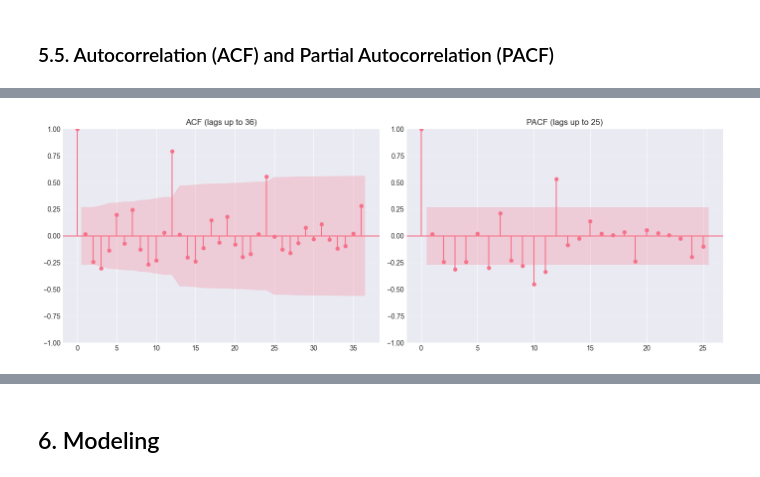
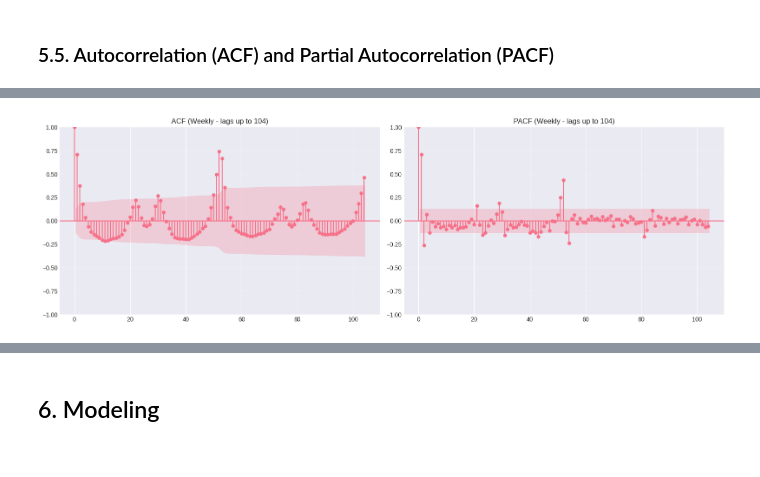
Before and after one commit to franciscopana/M.IA_Time-Series-Forecasting, a Jupyter notebook: eda.ipynb, the cells around one changed output, grey strips where cells are left out. Cells and saved outputs as stored; diff of their text form; code cells hidden in the pictures.

```diff
--- a/eda.ipynb
+++ b/eda.ipynb
@@ -619,7 +624,6 @@ Because the dataset can be highly volatile when analyzed day by day, we decided
 daily_series = df.groupby(df['registerDate_dt'].dt.date).size()
 daily_series.index = pd.to_datetime(daily_series.index)
 daily_series.name = 'registrations'
-
 daily_complete = daily_series.asfreq('D', fill_value=0)
 
 monthly_series = df.groupby(df['registerDate_dt'].dt.to_period('M')).size()
@@ -628,8 +632,9 @@ monthly_series.name = 'registrations'
 monthly_complete = monthly_series.asfreq('MS', fill_value=0)
 
 weekly_series = df.groupby(df['registerDate_dt'].dt.to_period('W')).size()
-weekly_series.index = weekly_series.index.to_timestamp()
+weekly_series.index = weekly_series.index.to_timestamp(how='end')
 weekly_series.name = 'registrations'
+weekly_complete = weekly_series.asfreq('W-SUN', fill_value=0)
 # %%
 fig = plt.figure(figsize=(18, 10))
 gs = GridSpec(3, 1, figure=fig, hspace=0.7)
@@ -963,24 +988,32 @@ plt.show()
 # %%
-# ACF and PACF plots for the monthly series
+# ACF and PACF plots for the weekly series
 from statsmodels.graphics.tsaplots import plot_acf, plot_pacf
+import matplotlib.pyplot as plt
 
 # Ensure the series has no missing values
-y = monthly_complete.fillna(0)
+y = weekly_complete.fillna(0)
+
+# Define lags for weekly data:
+# We need at least 104 weeks (2 years) to see the recurring seasonal pattern (52, 104)
+target_lags = 104
 
 # PACF requires lags <= 50% of sample size
-max_pacf_lags = max(1, min(36, len(y) // 2 - 1))
-max_acf_lags = 36
+# Changed the hardcoded '36' to 'target_lags'
+max_pacf_lags = max(1, min(target_lags, len(y) // 2 - 1))
+max_acf_lags = target_lags
 
-fig, axes = plt.subplots(1, 2, figsize=(14, 5))
+fig, axes = plt.subplots(1, 2, figsize=(16, 5)) # Increased width slightly for readability
+
 plot_acf(y, lags=max_acf_lags, ax=axes[0])
-axes[0].set_title(f'ACF (lags up to {max_acf_lags})')
+axes[0].set_title(f'ACF (Weekly - lags up to {max_acf_lags})')
 axes[0].grid(alpha=0.3, axis='y')
 
+# method='ywm' is strictly better/faster than 'yw' for statsmodels
 plot_pacf(y, lags=max_pacf_lags, ax=axes[1], method='ywm')
-axes[1].set_title(f'PACF (lags up to {max_pacf_lags})')
+axes[1].set_title(f'PACF (Weekly - lags up to {max_pacf_lags})')
 axes[1].grid(alpha=0.3, axis='y')
 
 plt.tight_layout()
 plt.show()
 # %% [output]
-[figure, old version]
+[figure, new version]
```
Also changed, not shown: parts of 30 cells of this notebook, 12 other files.
